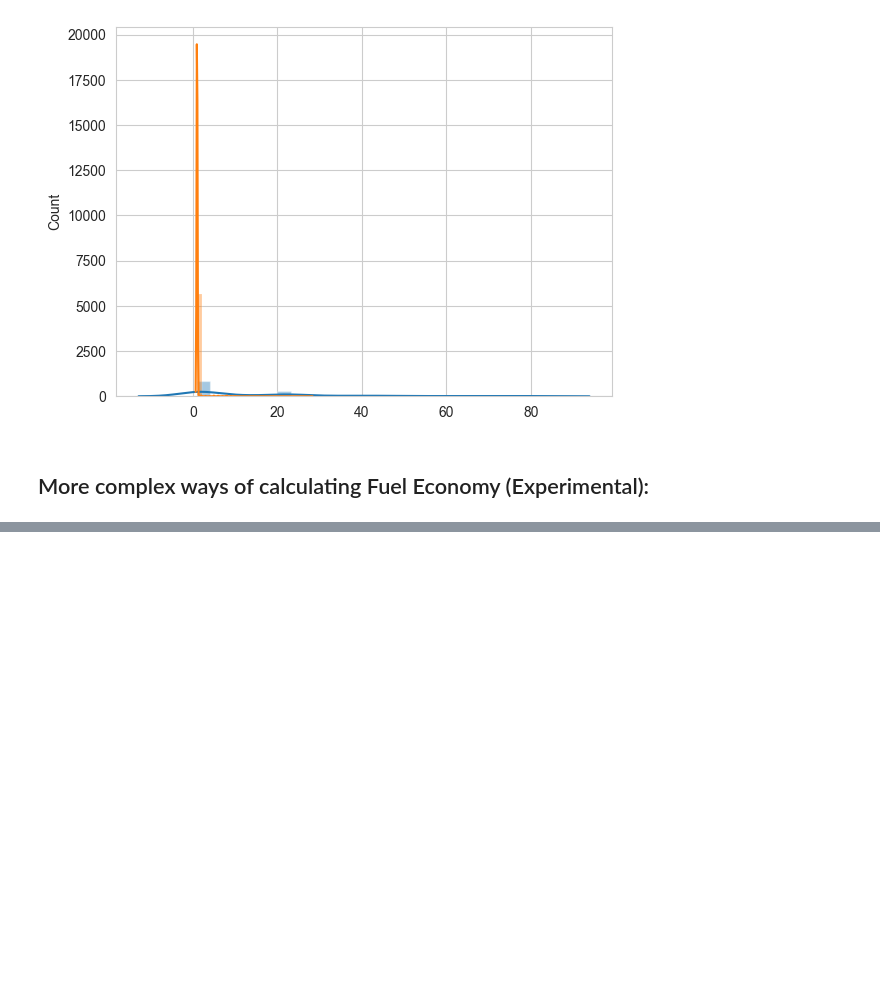
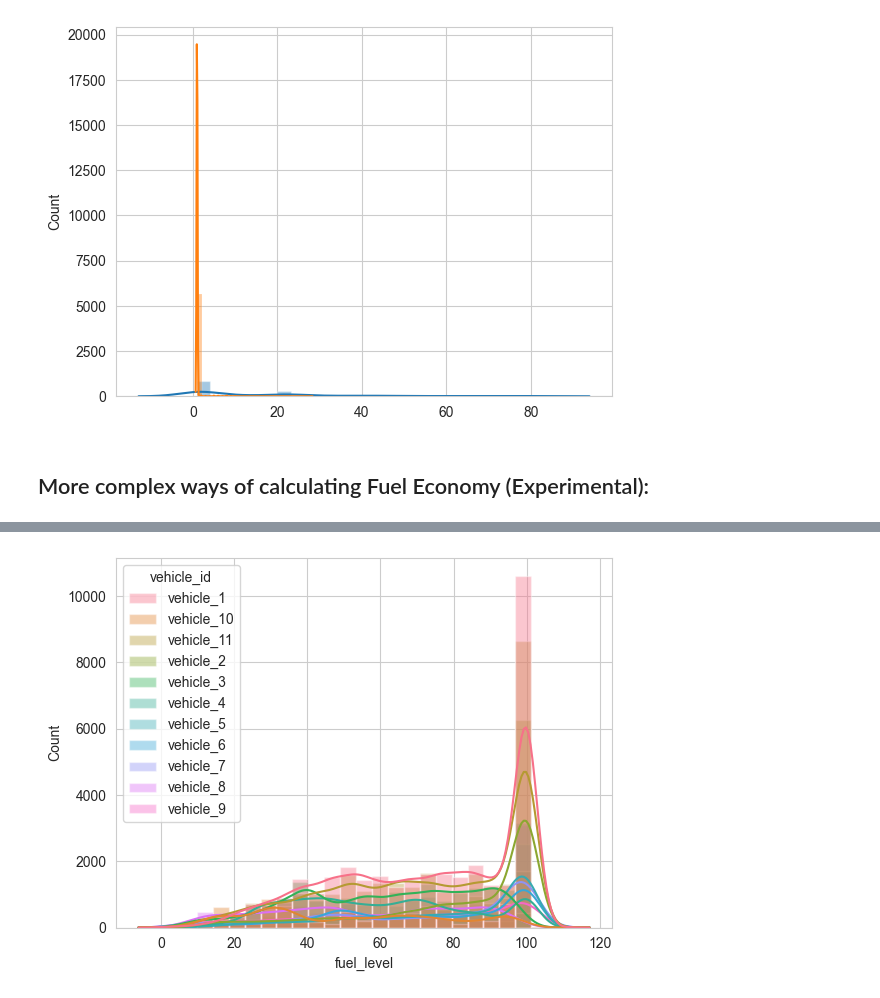
Before and after one commit to Yug-Oswal/Motorq-VIT-2024-DS-Assignment-Yug-D-Oswal, a Jupyter notebook: Motorq-ProblemStatement.ipynb, the cells around one changed output, grey strips where cells are left out. Saved outputs shown, nothing was run; the diff lists cells and outputs as text; code cells hidden in the pictures; blank space fills up the shorter version.

```diff
--- a/Motorq-ProblemStatement.ipynb
+++ b/Motorq-ProblemStatement.ipynb
@@ -697,0 +988,7 @@ Name: timestamp, Length: 506, dtype: datetime64[ns, UTC]
+# %%
+sns.set_style("whitegrid")
+# sns.histplot(final_tm, x='odometer', kde=True, kde_kws=dict(cut=3), hue='vehicle_id', bins=25, alpha=.4, edgecolor=(1, 1, 1, .4))
+sns.histplot(final_tm, x='fuel_level', kde=True, kde_kws=dict(cut=3), hue='vehicle_id', bins=25, alpha=.4, edgecolor=(1, 1, 1, .4))
+plt.show()
+# %% [output]
+[figure, added]
```
Also changed, not shown: parts of 19 cells of this notebook.
